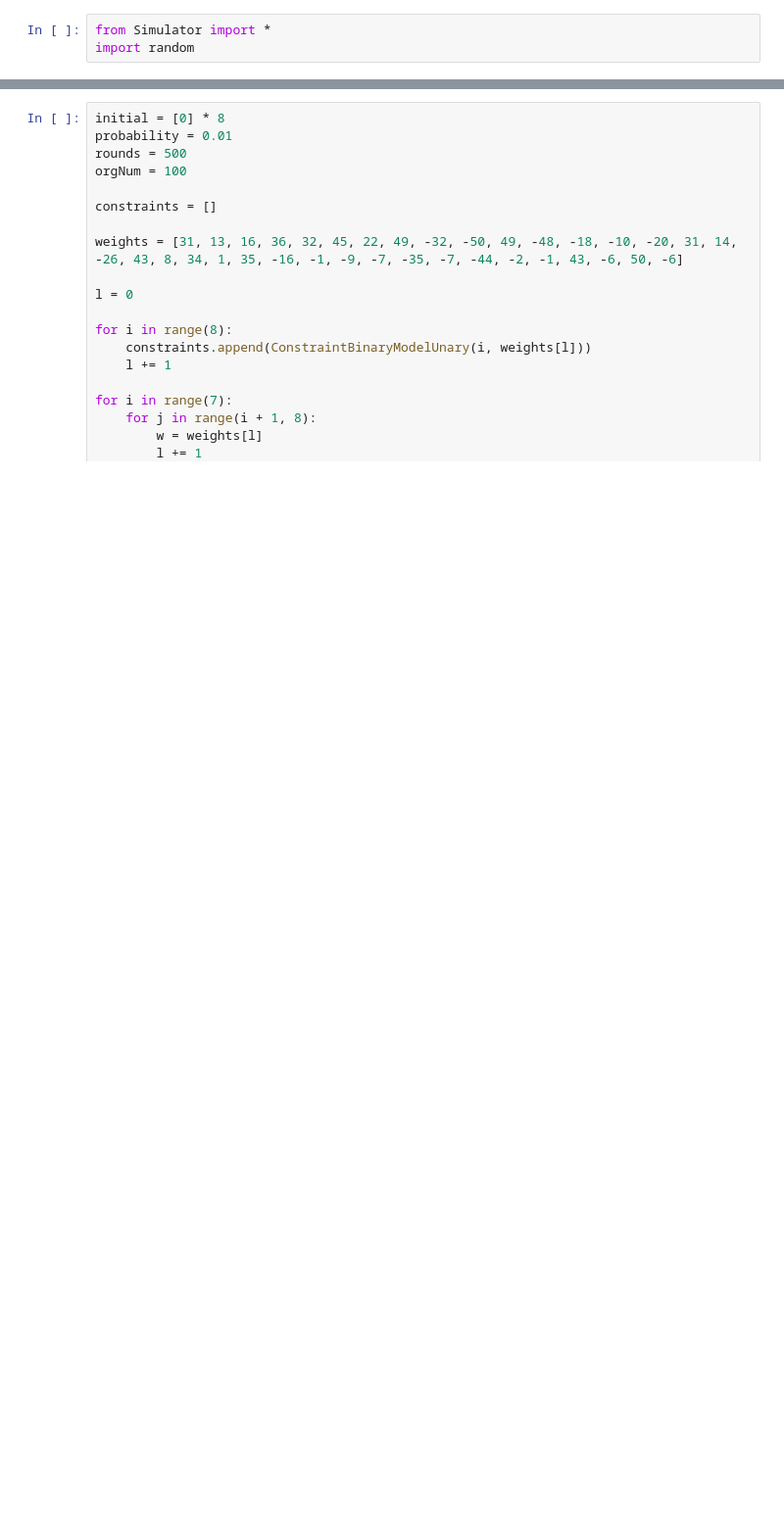
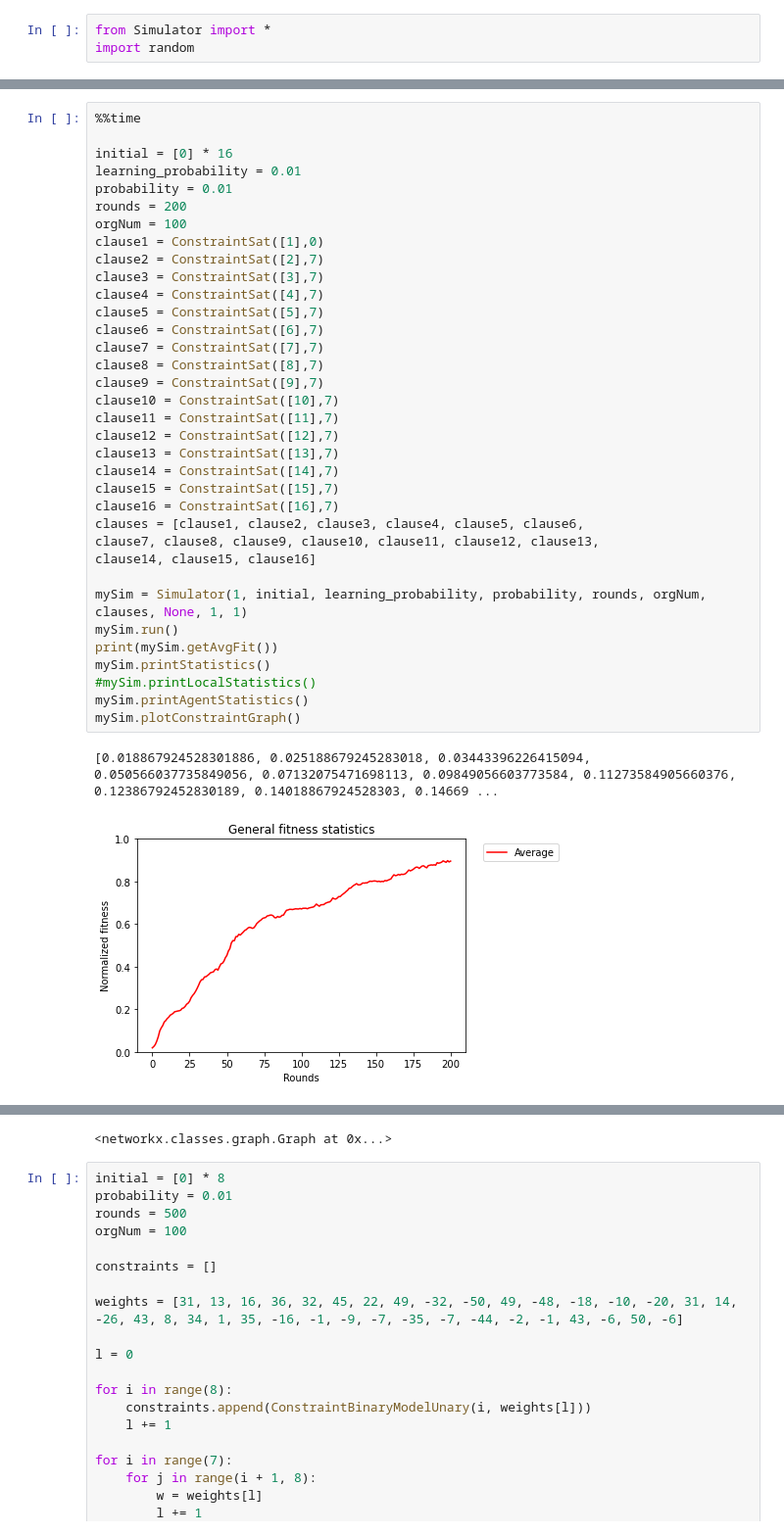
Before and after one commit to Cvdgraaf/Evolution-Simulator, a Jupyter notebook: EvoSim.ipynb, the cells around one changed output, grey strips where cells are left out. Shown at 98% size. Drawn from its saved outputs; the diff is of its cells as text; blank space fills up the shorter version.

```diff
--- a/EvoSim.ipynb
+++ b/EvoSim.ipynb
@@ -10,0 +13,38 @@ print(weights)
+# %%
+%%time
+
+initial = [0] * 16
+learning_probability = 0.01
+probability = 0.01
+rounds = 200
+orgNum = 100
+clause1 = ConstraintSat([1],0)
+clause2 = ConstraintSat([2],7)
+clause3 = ConstraintSat([3],7)
+clause4 = ConstraintSat([4],7)
+clause5 = ConstraintSat([5],7)
+clause6 = ConstraintSat([6],7)
+clause7 = ConstraintSat([7],7)
+clause8 = ConstraintSat([8],7)
+clause9 = ConstraintSat([9],7)
+clause10 = ConstraintSat([10],7)
+clause11 = ConstraintSat([11],7)
+clause12 = ConstraintSat([12],7)
+clause13 = ConstraintSat([13],7)
+clause14 = ConstraintSat([14],7)
+clause15 = ConstraintSat([15],7)
+clause16 = ConstraintSat([16],7)
+clauses = [clause1, clause2, clause3, clause4, clause5, clause6,
+clause7, clause8, clause9, clause10, clause11, clause12, clause13,
+clause14, clause15, clause16]
+
+mySim = Simulator(1, initial, learning_probability, probability, rounds, orgNum, clauses, None, 1, 1)
+mySim.run()
+print(mySim.getAvgFit())
+mySim.printStatistics()
+#mySim.printLocalStatistics()
+mySim.printAgentStatistics()
+mySim.plotConstraintGraph()
+# %% [output]
+[0.018867924528301886, 0.025188679245283018, 0.03443396226415094, 0.050566037735849056, 0.07132075471698113, 0.09849056603773584, 0.11273584905660376, 0.12386792452830189, 0.14018867924528303, 0.14669 ...
+[figure, added]
@@ -11,3 +55,4 @@ print(weights)
+<networkx.classes.graph.Graph at 0x...>
 # %%
 initial = [0] * 8
 probability = 0.01
```
Also changed, not shown: parts of 6 cells of this notebook, 1 other file.
